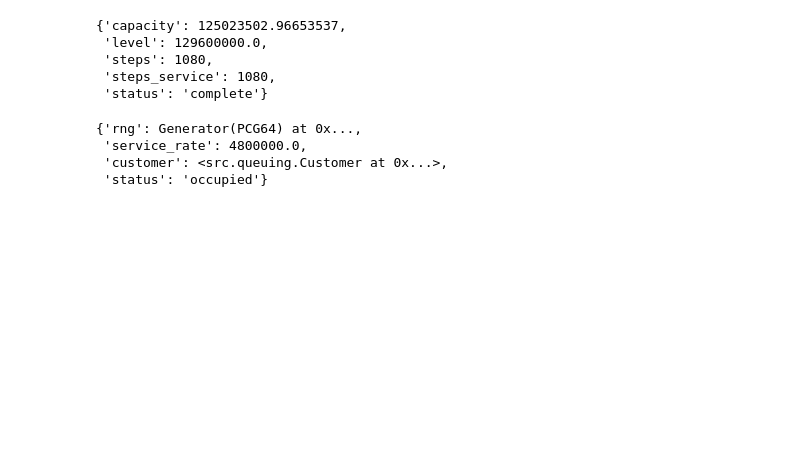
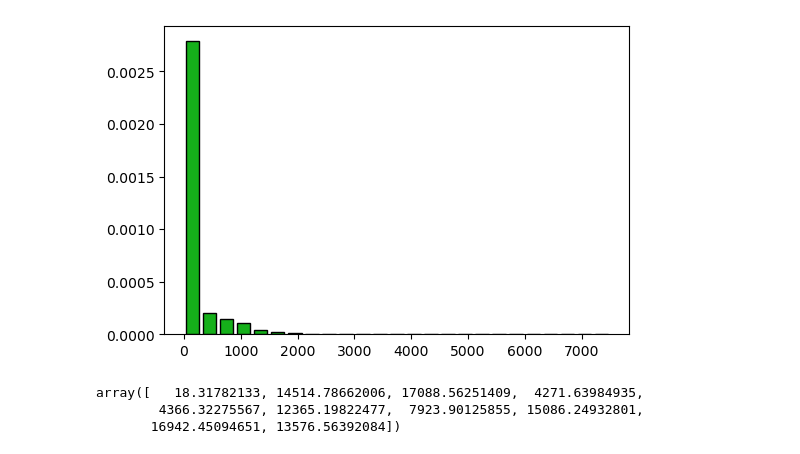
Before and after one commit to airabino/supply_sensitive_router, a Jupyter notebook: Simulated_Queuing.ipynb, the cells around one changed output. Drawn from its saved outputs; the diff is of its cells as text; code cells hidden in the pictures; blank space fills up the shorter version.

```diff
--- a/Simulated_Queuing.ipynb
+++ b/Simulated_Queuing.ipynb
@@ -66,15 +68,51 @@ _ = ax[1].hist(steps, **kw)
-# %%
-served[0].__dict__
-# %% [output]
-{'capacity': 125023502.96653537,
- 'level': 129600000.0,
- 'steps': 1080,
- 'steps_service': 1080,
- 'status': 'complete'}
-# %%
-servers[0].__dict__
-# %% [output]
-{'rng': Generator(PCG64) at 0x...,
- 'service_rate': 4800000.0,
- 'customer': <src.queuing.Customer at 0x...>,
- 'status': 'occupied'}
+# %%
+deep_reload(src)
+
+qt = []
+
+for idx in range(100):
+
+    kw = {
+        'n': 5,
+        'server': {
+            'rng': rng,
+            'service_rate': lambda rng: rng.choice([80]) * 1e3, # [W]
+        },
+        'demand': {
+            'rng': rng,
+            'inter_arrival': lambda rng: rng.exponential(600), # [Bool]
+            'capacity': lambda rng: rng.normal(45, 0) * 3.6e6, # [J]
+        },
+        'simulation': {
+            'steps': 10 * 3600,
+            'step': 60,
+        },
+        'histogram': {
+            'bins': list(range(0, 3600 * 10, 6)),
+        },
+    }
+
+    qtd = src.queuing.queuing_time_distribution(**kw)
+    qt.extend(list(qtd.rvs(size = 1000)))
+# %%
+steps = np.array([customer.steps - customer.steps_service for customer in served])
+
+fig, ax = plt.subplots(1, 1, figsize = (6, 4))
+
+kw = {
+    'rwidth': .8,
+    'ec': 'k',
+    'fc': 'xkcd:green',
+    'bins': list(range(0, 7800, 300)),
+    'density': True,
+}
+
+_ = ax.hist(qt, **kw)
+# %% [output]
+[figure, added]
+# %%
+qtd.rvs(size = 10)
+# %% [output]
+array([   18.31782133, 14514.78662006, 17088.56251409,  4271.63984935,
+        4366.32275567, 12365.19822477,  7923.90125855, 15086.24932801,
+       16942.45094651, 13576.56392084])
```
Also changed, not shown: parts of 9 cells of this notebook, 3 other files.
